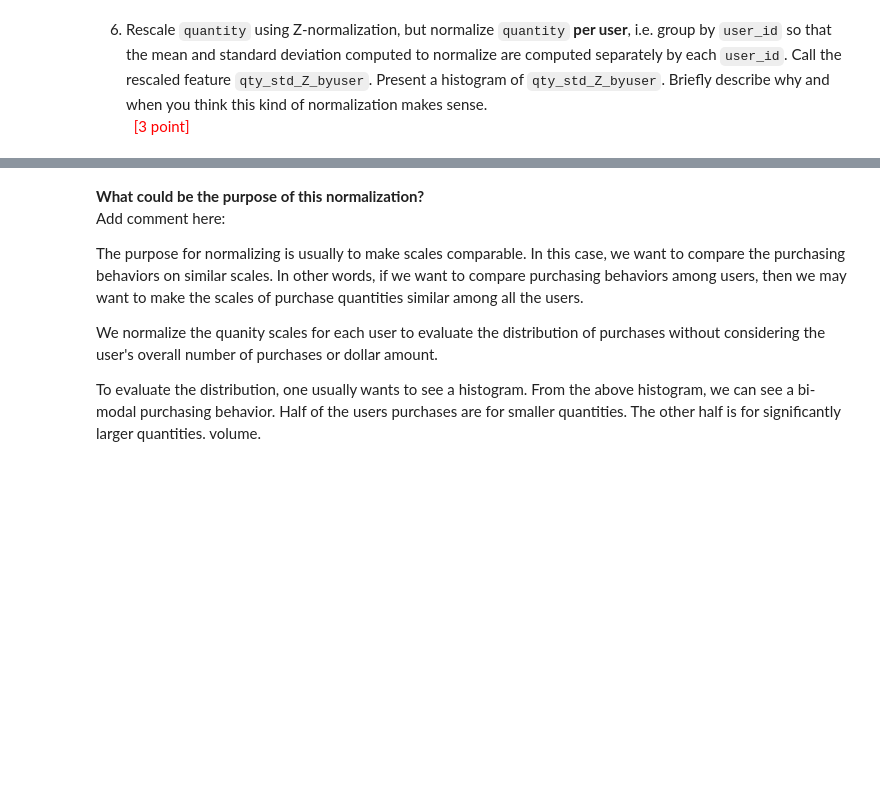
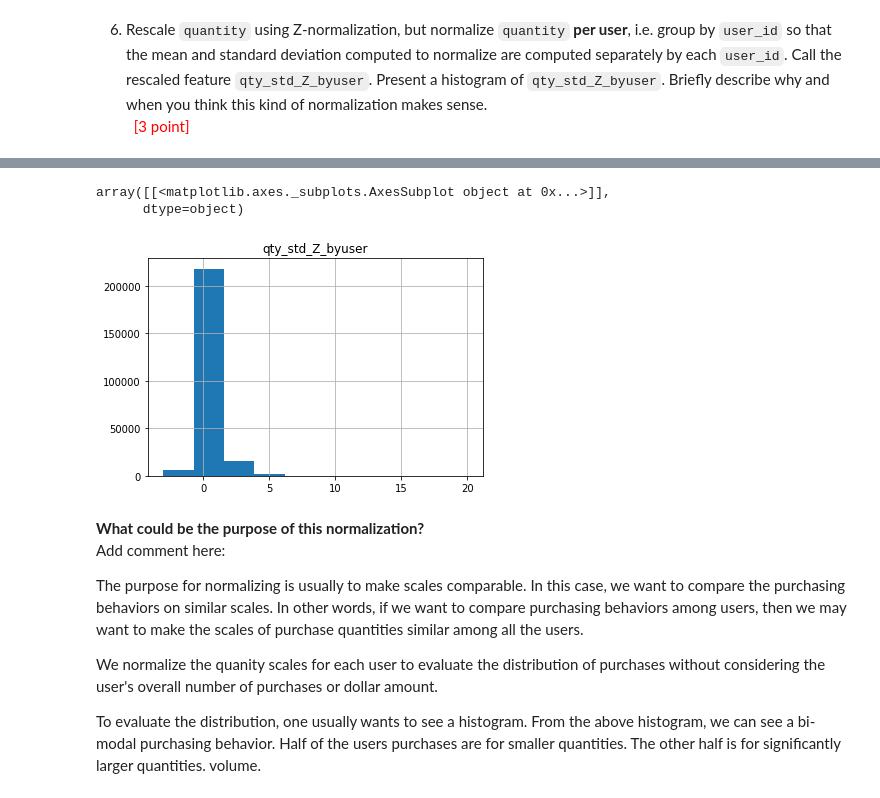
Before and after one commit to kamanashisroy/datascience_play, a Jupyter notebook: uwdatasci510b/lesson6/Lesson_06_c_student.ipynb, the cells around one changed output, grey strips where cells are left out. Cells and saved outputs as stored; diff of their text form; code cells hidden in the pictures; blank space fills up the shorter version.

```diff
--- a/uwdatasci510b/lesson6/Lesson_06_c_student.ipynb
+++ b/uwdatasci510b/lesson6/Lesson_06_c_student.ipynb
@@ -312,11 +312,11 @@ address_dow_month_coder.categories_
 # in old version get_feature_names was used instead of get_feature_names_out
 colnames= address_dow_month_coder.get_feature_names(['address', 'dow','month'])
 # Add one-hot endcoded values to new columns
-print(colnames)
+#print(colnames)
 address_dow_month_out = address_dow_month_coder.transform(churn_processed[["address","dow","month"]])
 #churn_processed2 = pd.DataFrame(address_coded,columns=colnames)
 
-churn_processed = churn_processed.join(pd.DataFrame(address_dow_month_out, columns=address_dow_month_coder.get_feature_names(['address', 'dow','month'])))
+churn_processed[address_dow_month_coder.get_feature_names(['address', 'dow','month'])] = pd.DataFrame(address_dow_month_out)
 
 
 # Drop address, dow and month
@@ -417,0 +423,11 @@ Add Comment here:<br/>
+# %%
+# Z-normalize quantity per user_id
+# Add code here
+
+#def calc_zscore(x):
+#    return x-x.mean()/x.std()
+
+#churn_processed["qty_std_Z_byuser"] = churn_processed.groupby(['user_id']).quantity.transform(calc_zscore)
+from scipy.stats import zscore
+churn_processed["qty_std_Z_byuser"] = churn_processed.groupby(['user_id']).quantity.transform(lambda x : zscore(x,ddof=1))
+churn_processed.head()
@@ -418,6 +442,11 @@ Add Comment here:<br/>
 # %%
 # Present histogram of qty_std_Z_byuser
 # Add code here
+churn_processed.hist("qty_std_Z_byuser")
+# %% [output]
+array([[<matplotlib.axes._subplots.AxesSubplot object at 0x...>]],
+      dtype=object)
+[figure, added]
 # %% [markdown]
 **What could be the purpose of this normalization?**
 <br/>
```
Also changed, not shown: parts of 8 cells of this notebook.
